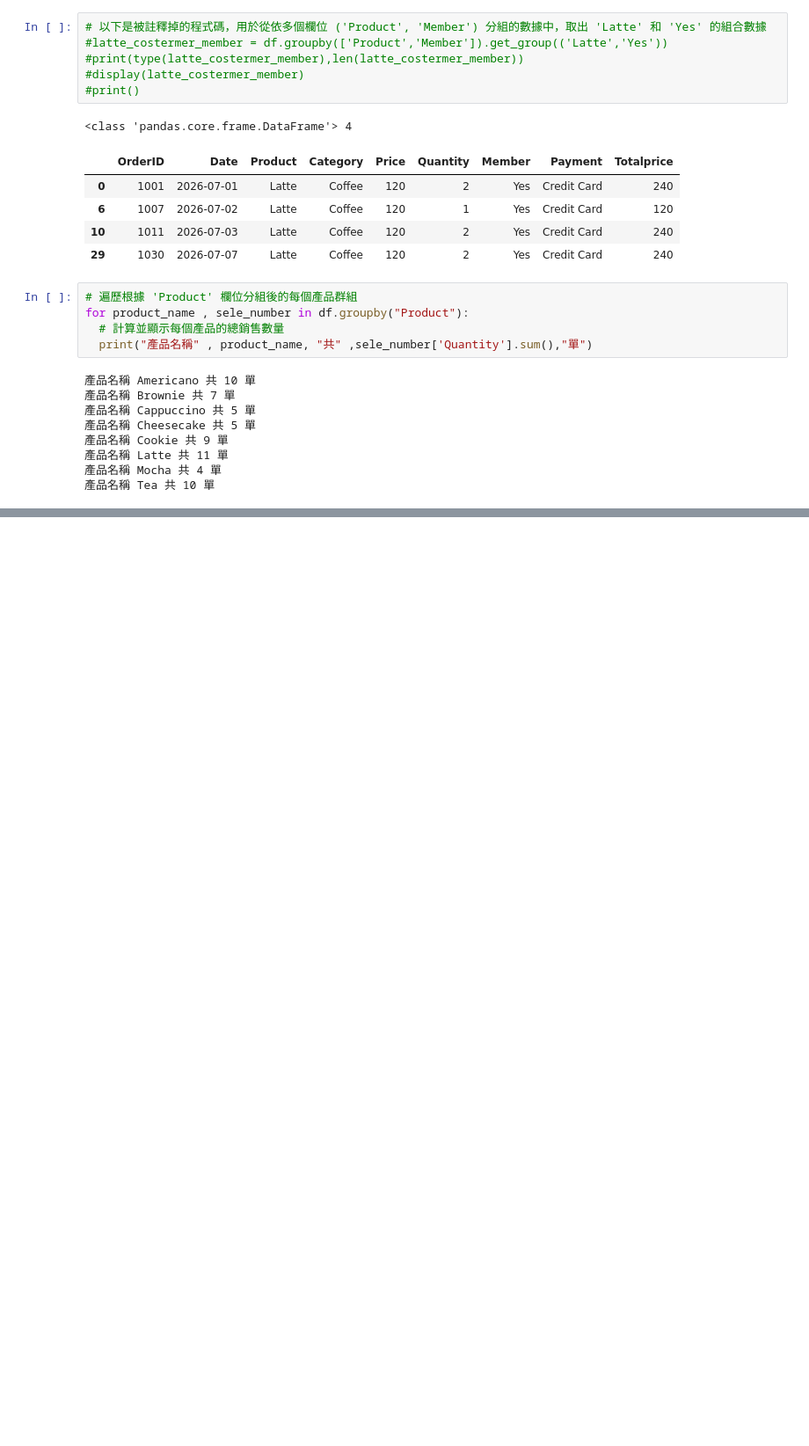
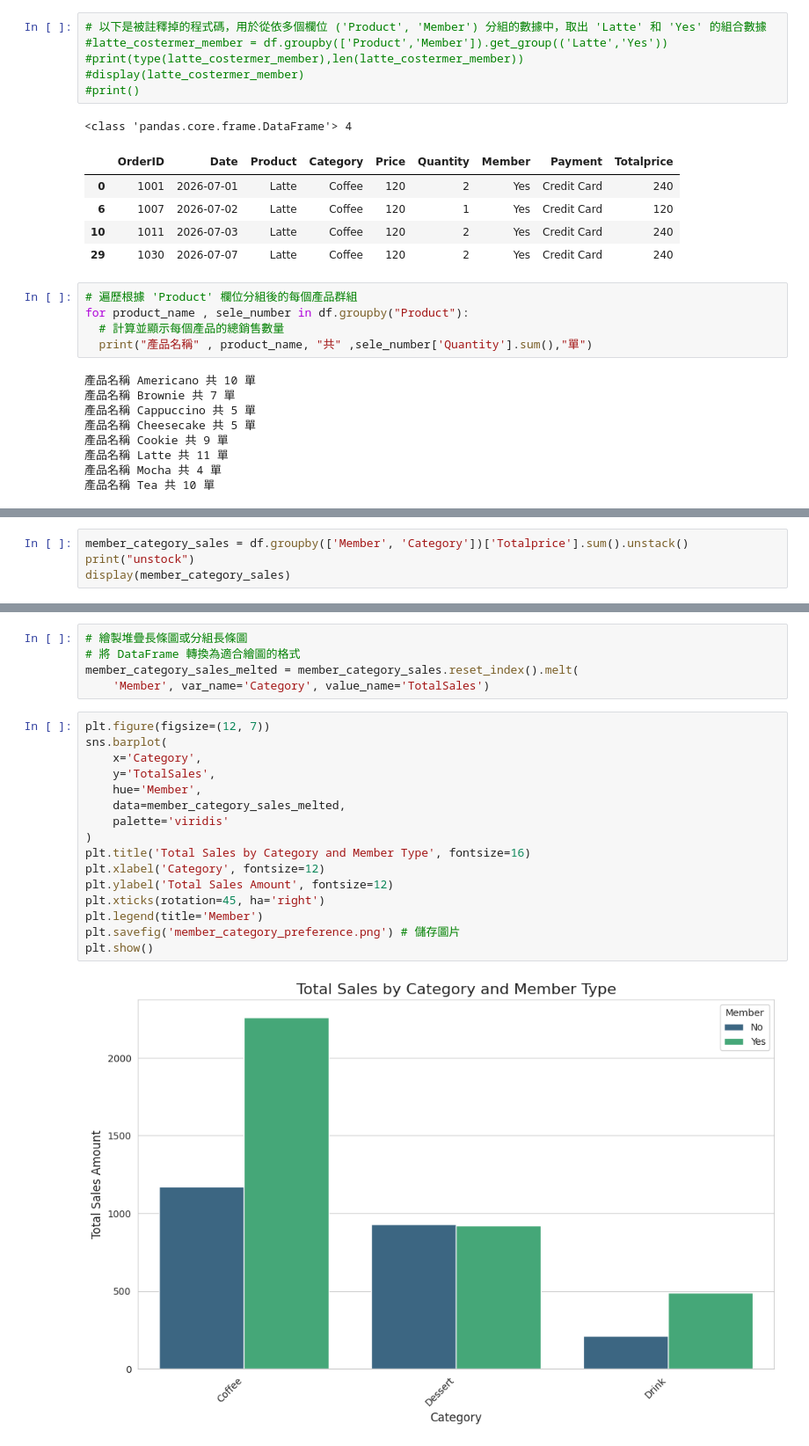
Before and after one commit to aaronhuang317/Data-leaing101, a Jupyter notebook: colab_Data_learning101.ipynb, the cells around one changed output, grey strips where cells are left out. Shown at 88% size. Saved outputs shown, nothing was run; the diff lists cells and outputs as text; blank space fills up the shorter version.

```diff
--- a/colab_Data_learning101.ipynb
+++ b/colab_Data_learning101.ipynb
@@ -206,0 +274,4 @@ for product_name , sele_number in df.groupby("Product"):
+# %%
+member_category_sales = df.groupby(['Member', 'Category'])['Totalprice'].sum().unstack()
+print("unstock")
+display(member_category_sales)
@@ -206,0 +284,23 @@ for product_name , sele_number in df.groupby("Product"):
+# %%
+# 繪製堆疊長條圖或分組長條圖
+# 將 DataFrame 轉換為適合繪圖的格式
+member_category_sales_melted = member_category_sales.reset_index().melt(
+    'Member', var_name='Category', value_name='TotalSales')
+# %%
+plt.figure(figsize=(12, 7))
+sns.barplot(
+    x='Category',
+    y='TotalSales',
+    hue='Member',
+    data=member_category_sales_melted,
+    palette='viridis'
+)
+plt.title('Total Sales by Category and Member Type', fontsize=16)
+plt.xlabel('Category', fontsize=12)
+plt.ylabel('Total Sales Amount', fontsize=12)
+plt.xticks(rotation=45, ha='right')
+plt.legend(title='Member')
+plt.savefig('member_category_preference.png') # 儲存圖片
+plt.show()
+# %% [output]
+[figure, added]
```
Also changed, not shown: parts of 8 cells of this notebook.
